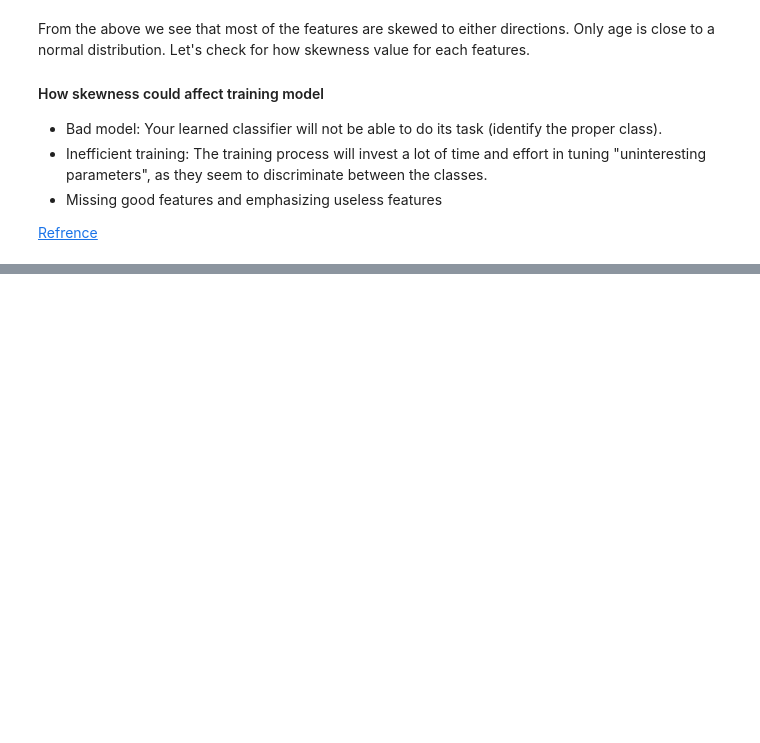
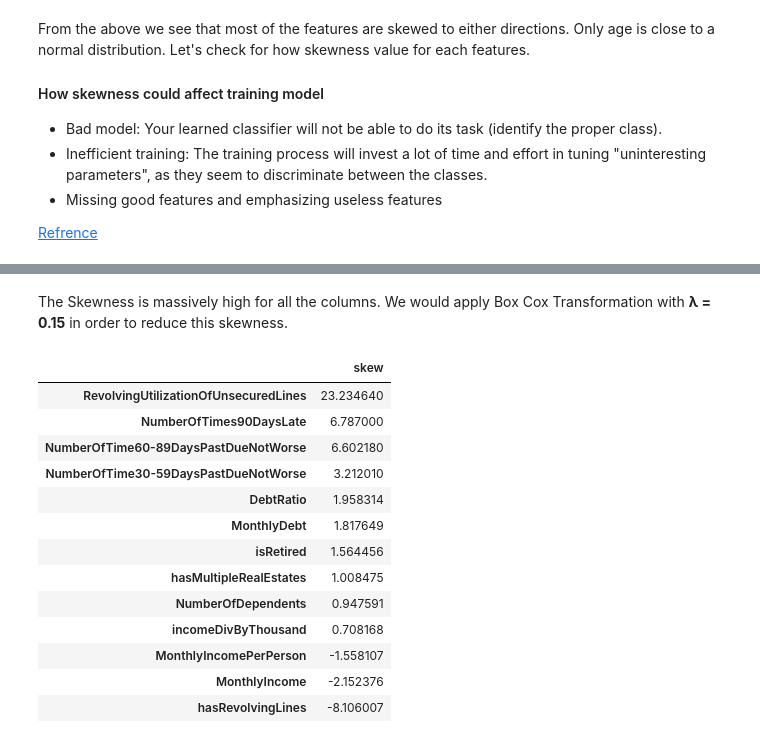
Before and after one commit to Arnold-git/Credit-Risk-Scoring, a Jupyter notebook: Research-and-Development/credit-scoring-EDA-modelling.ipynb, the cells around one changed output, grey strips where cells are left out. Cells and saved outputs as stored; diff of their text form; code cells hidden in the pictures; blank space fills up the shorter version.

```diff
--- a/Research-and-Development/credit-scoring-EDA-modelling.ipynb
+++ b/Research-and-Development/credit-scoring-EDA-modelling.ipynb
@@ -641,0 +706,22 @@ From the above we see that most of the features are skewed to either directions.
+# %% [markdown]
+The Skewness is massively high for all the columns. We would apply Box Cox Transformation with **λ = 0.15** in order to reduce this skewness.
+# %%
+for col in skewM.index:
+    mergedData[col] = special.boxcox1p(mergedData[col], 0.15)
+
+skewMeasure(mergedData)
+# %% [output]
+|  | skew |
+| RevolvingUtilizationOfUnsecuredLines | 23.234640 |
+| NumberOfTimes90DaysLate | 6.787000 |
+| NumberOfTime60-89DaysPastDueNotWorse | 6.602180 |
+| NumberOfTime30-59DaysPastDueNotWorse | 3.212010 |
+| DebtRatio | 1.958314 |
+| MonthlyDebt | 1.817649 |
+| isRetired | 1.564456 |
+| hasMultipleRealEstates | 1.008475 |
+| NumberOfDependents | 0.947591 |
+| incomeDivByThousand | 0.708168 |
+| MonthlyIncomePerPerson | -1.558107 |
+| MonthlyIncome | -2.152376 |
+| hasRevolvingLines | -8.106007 |
```
Also changed, not shown: parts of 9 cells of this notebook.
